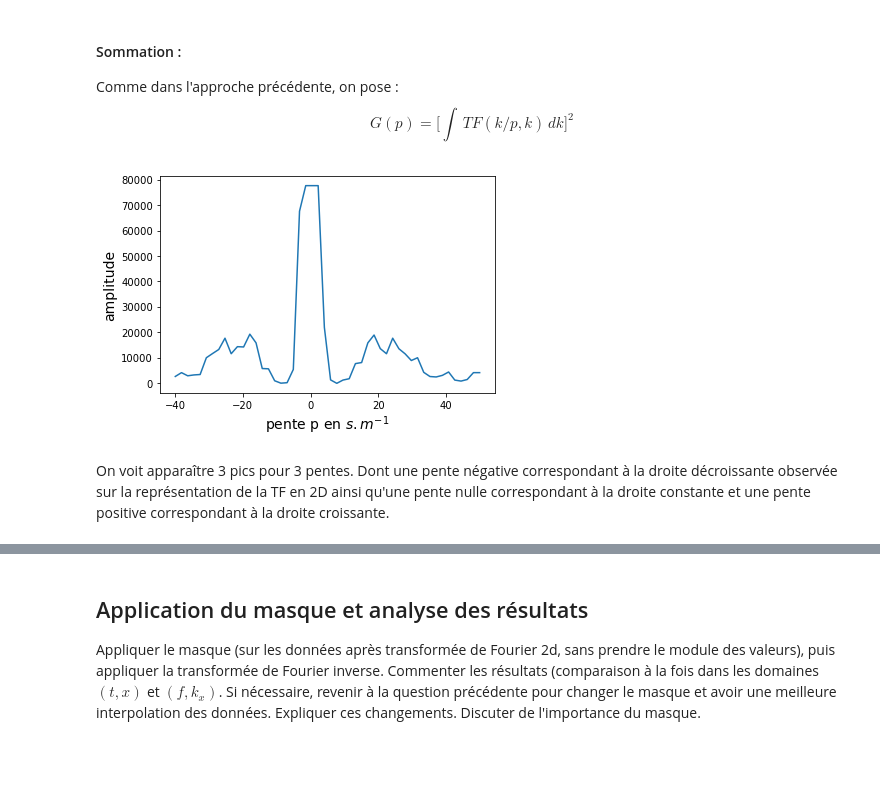
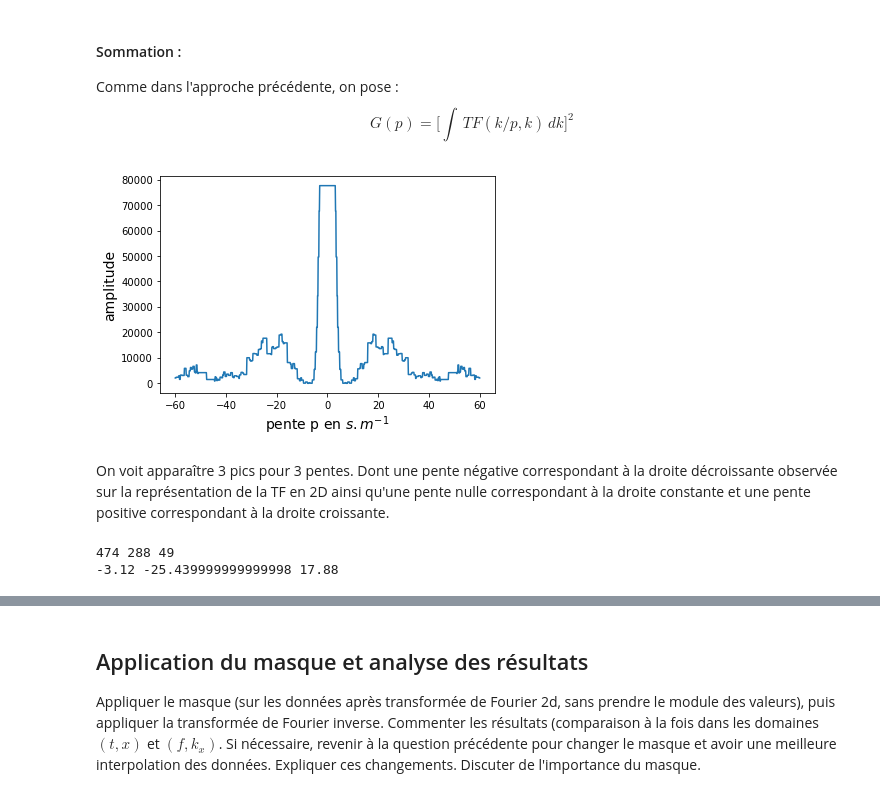
Before and after one commit to climberlenny/mini_projet_interpolation, a Jupyter notebook: mini_projet_interpolation/mini_projet_groupe3.ipynb, the cells around one changed output, grey strips where cells are left out. Saved outputs shown, nothing was run; the diff lists cells and outputs as text; code cells hidden in the pictures; blank space fills up the shorter version.

```diff
--- a/mini_projet_interpolation/mini_projet_groupe3.ipynb
+++ b/mini_projet_interpolation/mini_projet_groupe3.ipynb
@@ -492,23 +492,50 @@ Comment faire pour prendre en compte ce qui se passe aux bords dans le dommaine
 Comme dans l'approche précédente, on pose :
 $$G(p) = \Bigg[\int\,TF(k /p,k)\,dk\Bigg]^2$$
 # %%
-pentes = np.linspace(-40,50)
+pentes = np.linspace(-60,60,1000)
 
 def sommation(p):
     res = 0
     for k in nombre_d_onde:
         res += TFU_vérif[int(k), int(k*p)]
     return res**2
 
 S = []
 for p in pentes:
     S.append(sommation(p))
 
 plt.plot(pentes, S)
 plt.xlabel('pente p en $s.m^{-1}$', fontsize = labelsize)
+
 plt.ylabel('amplitude', fontsize = labelsize)
 plt.show()
 # %% [output]
-[figure, old version]
+[figure, new version]
 # %% [markdown]
 On voit apparaître 3 pics pour 3 pentes. Dont une pente négative correspondant à la droite décroissante observée sur la représentation de la TF en 2D ainsi qu'une pente nulle correspondant à la droite constante et une pente positive correspondant à la droite croissante.
+# %%
+#Sélection des valeurs des pentes principales
+p1 = np.argmax(np.real(S[0:550]))
+p1
+
+#comme les pics sont larges, il faut retirer un intervalle autour de la première pente :
+newS = np.real(S[:300])
+p2 = np.argmax(newS)
+p2
+
+new_S = np.real(S[600:len(S)])
+p3 = np.argmax(new_S)
+p3
+
+print(p1,p2,p3)
+
+#donc p1 = 474 ; p2 = 288 ; p3 = 649
+
+p1 = - (500-474)*(60/500)
+p2 = - (500-288)*(60/500)
+p3 = (649-500)*(60/500)
+
+print(p1,p2,p3)
+# %% [output]
+474 288 49
+-3.12 -25.439999999999998 17.88
```
Also changed, not shown: parts of 6 cells of this notebook, 1 other file.
